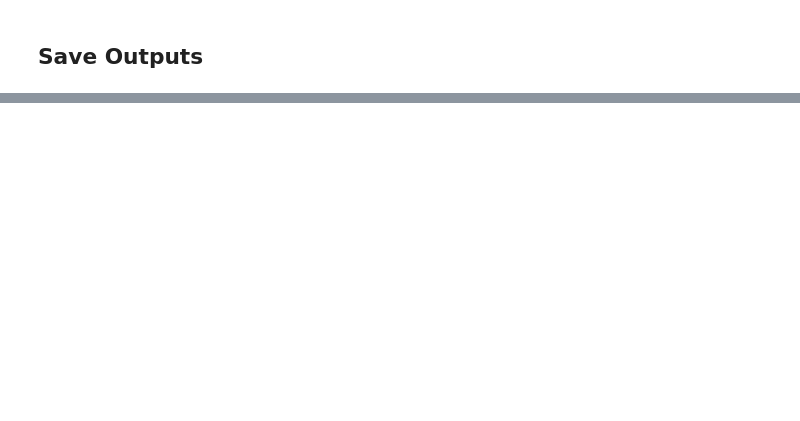
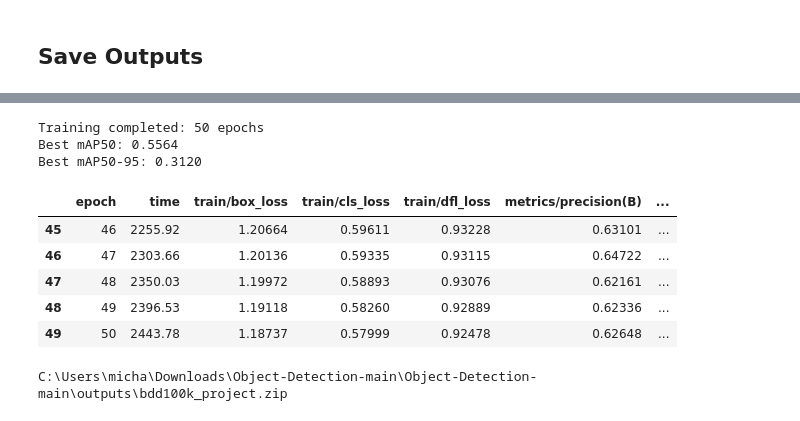
Before and after one commit to amarahatta/Object-Detection, a Jupyter notebook: notebooks/03_train_yolov8.ipynb, the cells around one changed output, grey strips where cells are left out. Cells and saved outputs as stored; diff of their text form; code cells hidden in the pictures; blank space fills up the shorter version.

Commit message:
notebook 3 done fixed pathing and saved results

```diff
--- a/notebooks/03_train_yolov8.ipynb
+++ b/notebooks/03_train_yolov8.ipynb
@@ -57,7 +57,7 @@ import shutil
 import re
 
 DATA_CONFIG = _root / "configs" / "yolov8_bdd100k.yaml"
-PROJECT_DIR = _root / "outputs" / "bdd100k_project/runs"
+PROJECT_DIR = _root / "outputs" / "bdd100k_project" / "runs"
 
 os.makedirs(PROJECT_DIR, exist_ok=True)
 # %%
@@ -148,18 +167,24 @@ results_m = model_m.train(
 # %% [markdown]
 ## Save Outputs
 # %%
-best_weights_src = os.path.join(PROJECT_DIR, "train/yolov8m_bdd100k_v1/weights/best.pt")
-results_csv_src = os.path.join(PROJECT_DIR, "train/yolov8m_bdd100k_v1/results.csv")
+best_weights_src = os.path.join(PROJECT_DIR, "yolov8m_bdd100k_v1/weights/best.pt")
+results_csv_src = os.path.join(PROJECT_DIR, "yolov8m_bdd100k_v1/results.csv")
+
+trained_dir = os.path.join(PROJECT_DIR, "trained")
+os.makedirs(trained_dir, exist_ok=True)
+
+best_weights_dst = os.path.join(trained_dir, "yolov8m_bdd100k_best.pt")
+results_csv_dst = os.path.join(trained_dir, "yolov8m_results.csv")
 
 if os.path.exists(best_weights_src):
-    shutil.copy(best_weights_src, "/kaggle/working/yolov8m_bdd100k_best.pt")
-    print(f"Best weights saved to /kaggle/working/yolov8m_bdd100k_best.pt")
+    shutil.copy(best_weights_src, best_weights_dst)
+    print(f"Best weights saved to {best_weights_dst}")
 
 if os.path.exists(results_csv_src):
-    shutil.copy(results_csv_src, "/kaggle/working/yolov8m_results.csv")
-    print(f"Results CSV saved to /kaggle/working/yolov8m_results.csv")
+    shutil.copy(results_csv_src, results_csv_dst)
+    print(f"Results CSV saved to {results_csv_dst}")
 
-run_dir = os.path.join(PROJECT_DIR, "train/yolov8m_bdd100k_v1")
+run_dir = os.path.join(PROJECT_DIR, "yolov8m_bdd100k_v1")
 if os.path.exists(run_dir):
     print(f"\nFull run directory: {run_dir}")
     for f in sorted(os.listdir(run_dir)):
@@ -167,23 +210,35 @@ if os.path.exists(run_dir):
 # %%
 import pandas as pd
 
-results_csv = "/kaggle/working/yolov8m_results.csv"
+results_csv = os.path.join(trained_dir, "yolov8m_results.csv")
 if os.path.exists(results_csv):
     df = pd.read_csv(results_csv)
     df.columns = df.columns.str.strip()
     print(f"Training completed: {len(df)} epochs")
     print(f"Best mAP50: {df['metrics/mAP50(B)'].max():.4f}")
     print(f"Best mAP50-95: {df['metrics/mAP50-95(B)'].max():.4f}")
     display(df.tail())
+# %% [output]
+Training completed: 50 epochs
+Best mAP50: 0.5564
+Best mAP50-95: 0.3120
+|  | epoch | time | train/box_loss | train/cls_loss | train/dfl_loss | metrics/precision(B) | ... |
+| 45 | 46 | 2255.92 | 1.20664 | 0.59611 | 0.93228 | 0.63101 | ... |
+| 46 | 47 | 2303.66 | 1.20136 | 0.59335 | 0.93115 | 0.64722 | ... |
+| 47 | 48 | 2350.03 | 1.19972 | 0.58893 | 0.93076 | 0.62161 | ... |
+| 48 | 49 | 2396.53 | 1.19118 | 0.58260 | 0.92889 | 0.62336 | ... |
+| 49 | 50 | 2443.78 | 1.18737 | 0.57999 | 0.92478 | 0.62648 | ... |
 # %%
 import shutil
 from IPython.display import FileLink
 
-folder_path = "/kaggle/working/bdd100k_project"
+folder_path = _root / "outputs" / "bdd100k_project"
 
-zip_path = "/kaggle/working/bdd100k_project.zip"
+zip_path = folder_path.with_suffix(".zip")
 
-shutil.make_archive(zip_path.replace('.zip',''), 'zip', folder_path)
+shutil.make_archive(str(folder_path), "zip", str(folder_path))
 
 # Display a download link
 FileLink(zip_path)
+# %% [output]
+C:\Users\micha\Downloads\Object-Detection-main\Object-Detection-main\outputs\bdd100k_project.zip
```
Also changed, not shown: parts of 2 cells of this notebook, 3 other files.
